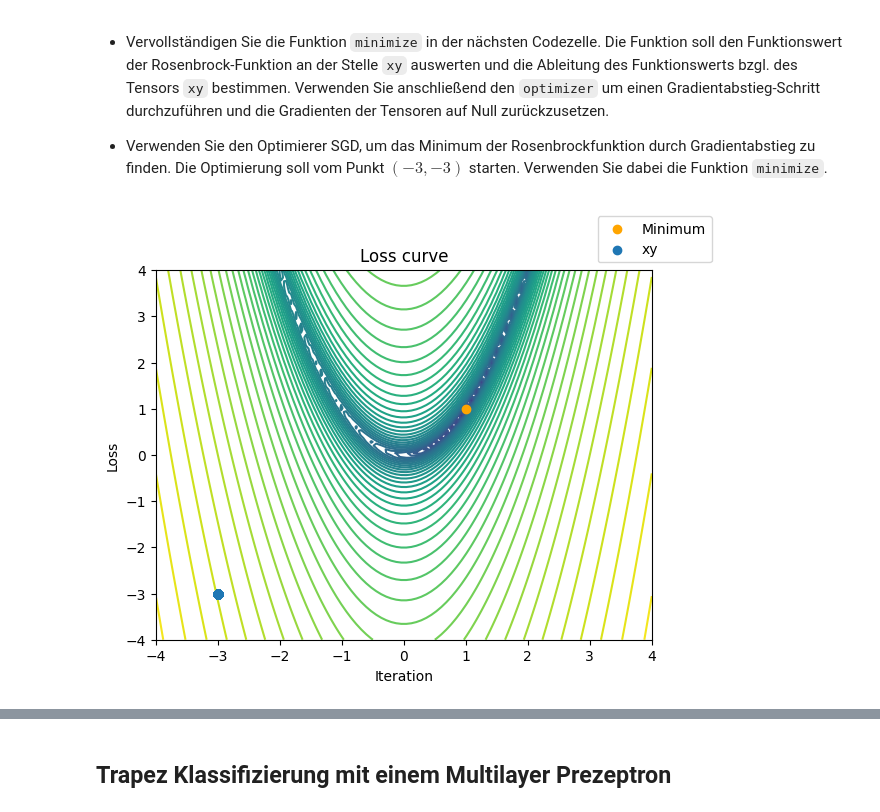
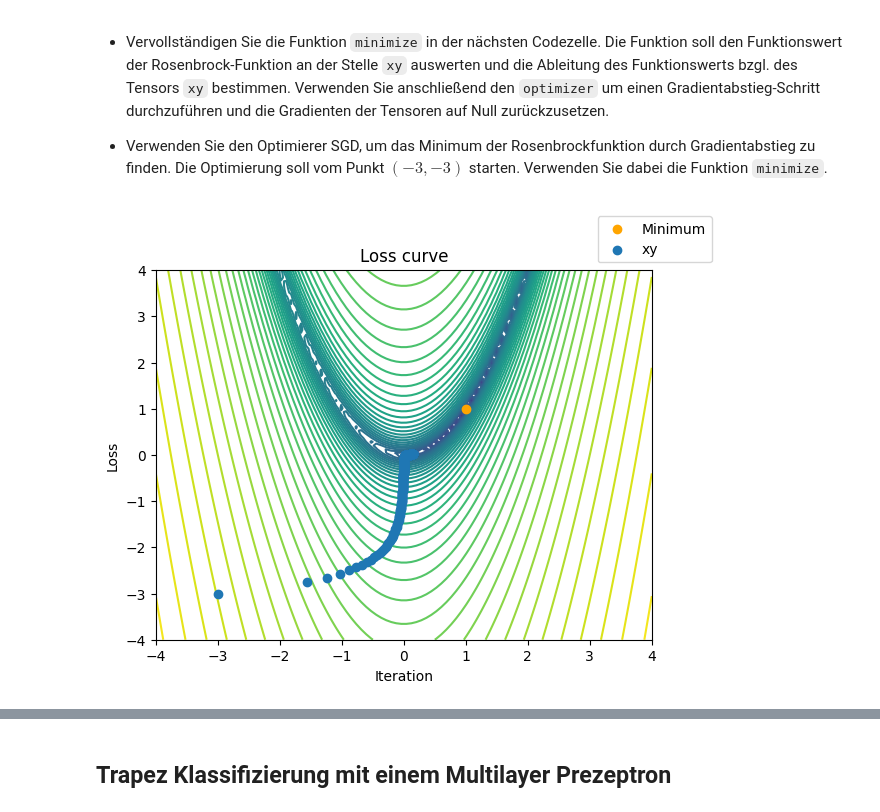
Before and after one commit to saurluca/deep-learning, a Jupyter notebook: week-03/Uebungsblatt02.ipynb, the cells around one changed output, grey strips where cells are left out. Saved outputs shown, nothing was run; the diff lists cells and outputs as text; code cells hidden in the pictures.

Commit message:
add gradient descnet with torch optim

```diff
--- a/week-03/Uebungsblatt02.ipynb
+++ b/week-03/Uebungsblatt02.ipynb
@@ -194,19 +199,25 @@ def minimize_pytorch(
     for idx in range(steps):
         path[idx] = xy.detach().clone()
         # Beginn Ihrer Lösung
+        optimizer.zero_grad()
+        rosenbrock(xy).backward()
+        optimizer.step()
         # Ende Ihrer Lösung
     return path
 # %%
-xy = torch.full([2], -3.0)
+xy = torch.full([2], -3.0, requires_grad=True)
 
 # Begin Ihrer Lösung
+optimizer = torch.optim.SGD([xy], lr=1e-4)
+path = minimize_pytorch(xy, optimizer)
 # Ende Ihrer Lösung
+
 
 fig = create_contourline_figure(rosenbrock, True)
 fig = scatter_path_in_figure(fig, path, "xy")
 show_figure(fig)
 # %% [output]
-[figure, old version]
+[figure, new version]
 # %% [markdown]
 Wenn Ihre Implementierung korrekt funktioniert sollte die Visualisierung der Optimierungsschritte ähnlich wie die folgenden Figure aussehen:
 
```
Also changed, not shown: parts of 1 cell of this notebook.
